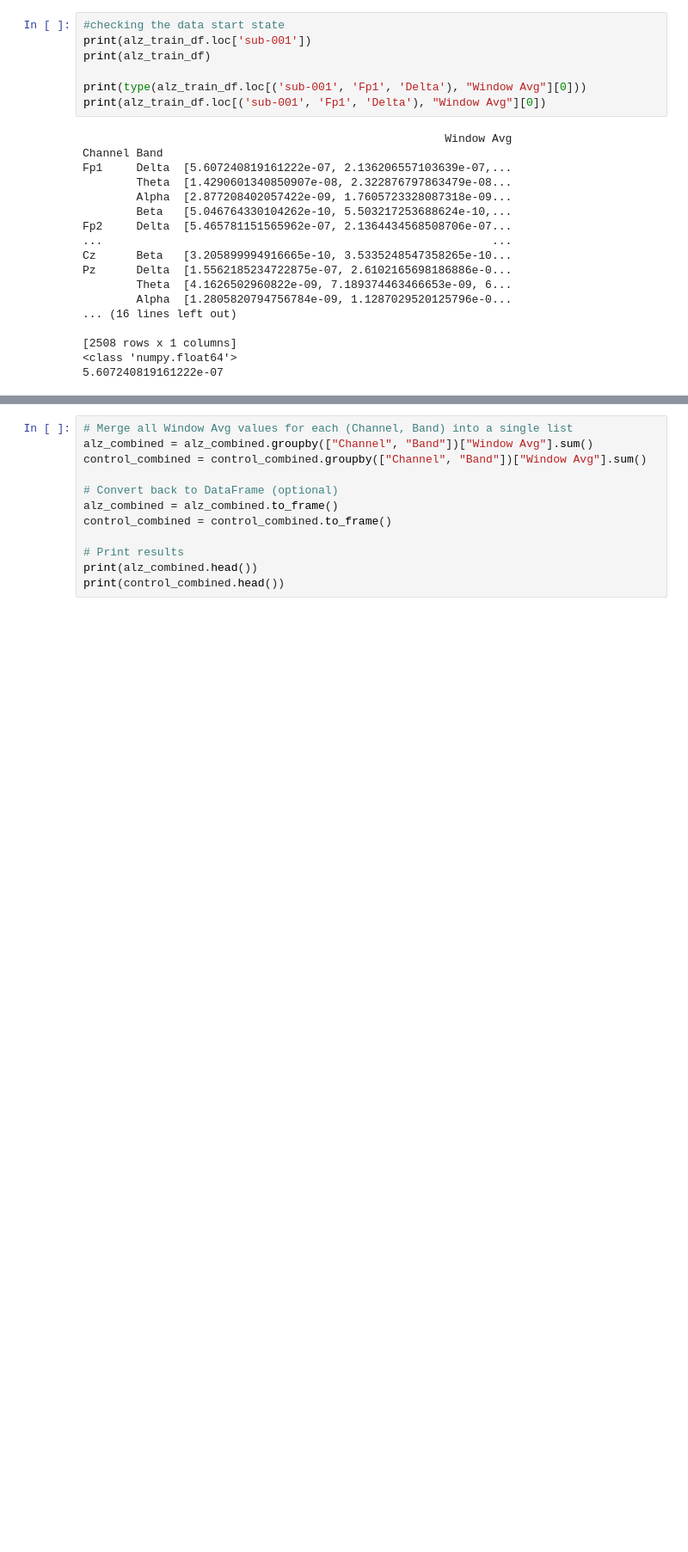
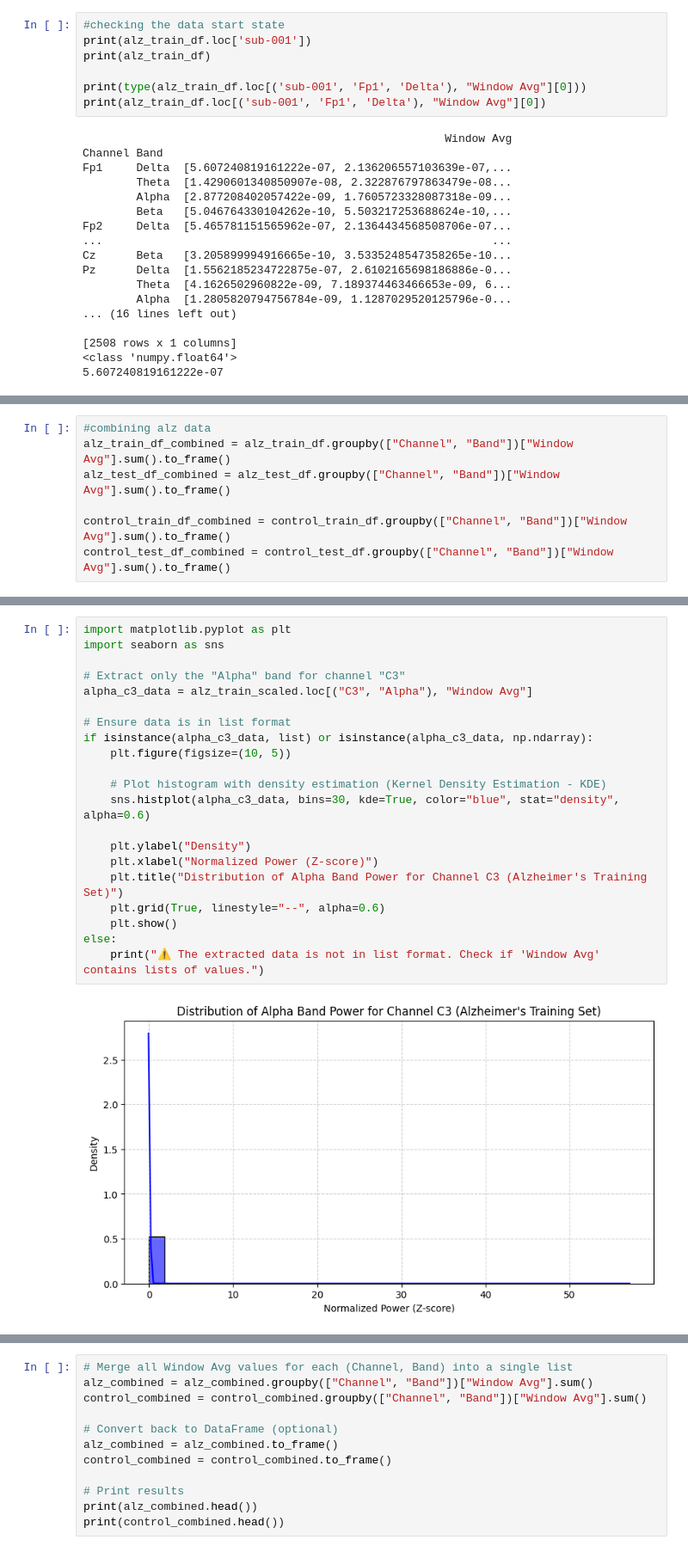
Before and after one commit to ans9868/neuroInfo, a Jupyter notebook: Baseline-C-A-2.1PCA-Copy1.ipynb, the cells around one changed output, grey strips where cells are left out. Shown at 86% size. Drawn from its saved outputs; the diff is of its cells as text; blank space fills up the shorter version.

Commit message:
problem with normalization, extreme values , looking back and seeing if there are any problems in the pipeline

```diff
--- a/Baseline-C-A-2.1PCA-Copy1.ipynb
+++ b/Baseline-C-A-2.1PCA-Copy1.ipynb
@@ -137,0 +140,7 @@ Pz      Delta  [1.5562185234722875e-07, 2.6102165698186886e-0...
+# %%
+#combining alz data
+alz_train_df_combined = alz_train_df.groupby(["Channel", "Band"])["Window Avg"].sum().to_frame()
+alz_test_df_combined = alz_test_df.groupby(["Channel", "Band"])["Window Avg"].sum().to_frame()
+
+control_train_df_combined = control_train_df.groupby(["Channel", "Band"])["Window Avg"].sum().to_frame()
+control_test_df_combined = control_test_df.groupby(["Channel", "Band"])["Window Avg"].sum().to_frame()
@@ -137,0 +290,23 @@ Pz      Delta  [1.5562185234722875e-07, 2.6102165698186886e-0...
+# %%
+import matplotlib.pyplot as plt
+import seaborn as sns
+
+# Extract only the "Alpha" band for channel "C3"
+alpha_c3_data = alz_train_scaled.loc[("C3", "Alpha"), "Window Avg"]
+
+# Ensure data is in list format
+if isinstance(alpha_c3_data, list) or isinstance(alpha_c3_data, np.ndarray):
+    plt.figure(figsize=(10, 5))
+
+    # Plot histogram with density estimation (Kernel Density Estimation - KDE)
+    sns.histplot(alpha_c3_data, bins=30, kde=True, color="blue", stat="density", alpha=0.6)
+
+    plt.ylabel("Density")
+    plt.xlabel("Normalized Power (Z-score)")
+    plt.title("Distribution of Alpha Band Power for Channel C3 (Alzheimer's Training Set)")
+    plt.grid(True, linestyle="--", alpha=0.6)
+    plt.show()
+else:
+    print("⚠️ The extracted data is not in list format. Check if 'Window Avg' contains lists of values.")
+# %% [output]
+[figure, added]
```
Also changed, not shown: parts of 8 cells of this notebook.
